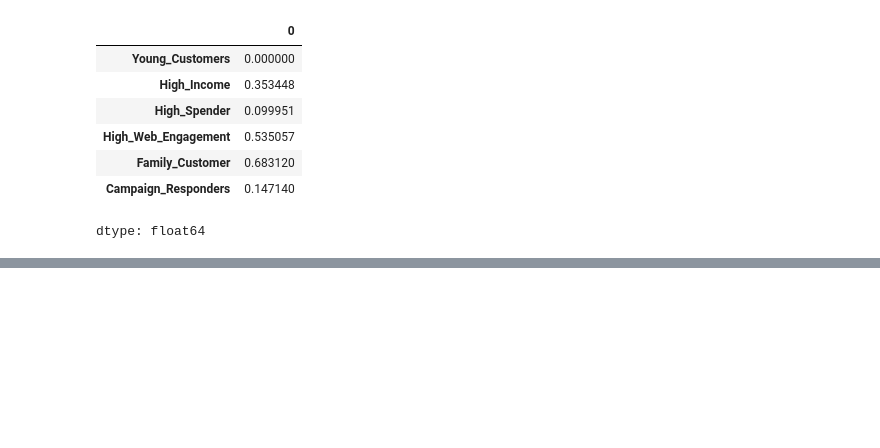
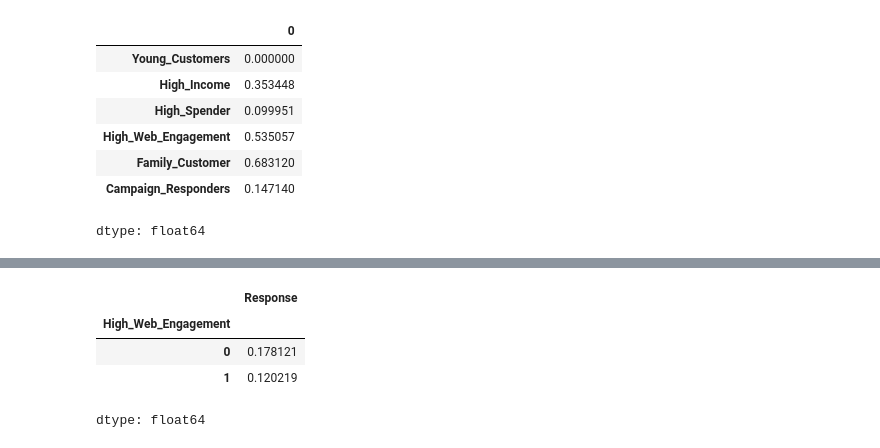
Before and after one commit to dharanigs-19/Mini-Project, a Jupyter notebook: Mini_Project_2.ipynb, the cells around one changed output, grey strips where cells are left out. Drawn from its saved outputs; the diff is of its cells as text; code cells hidden in the pictures; blank space fills up the shorter version.

```diff
--- a/Mini_Project_2.ipynb
+++ b/Mini_Project_2.ipynb
@@ -454,0 +467,8 @@ dtype: float64
+# %%
+predata1.groupby("High_Web_Engagement")["Response"].mean()
+# %% [output]
+|  | Response |
+| High_Web_Engagement |  |
+| 0 | 0.178121 |
+| 1 | 0.120219 |
+dtype: float64
```
Also changed, not shown: parts of 11 cells of this notebook.
